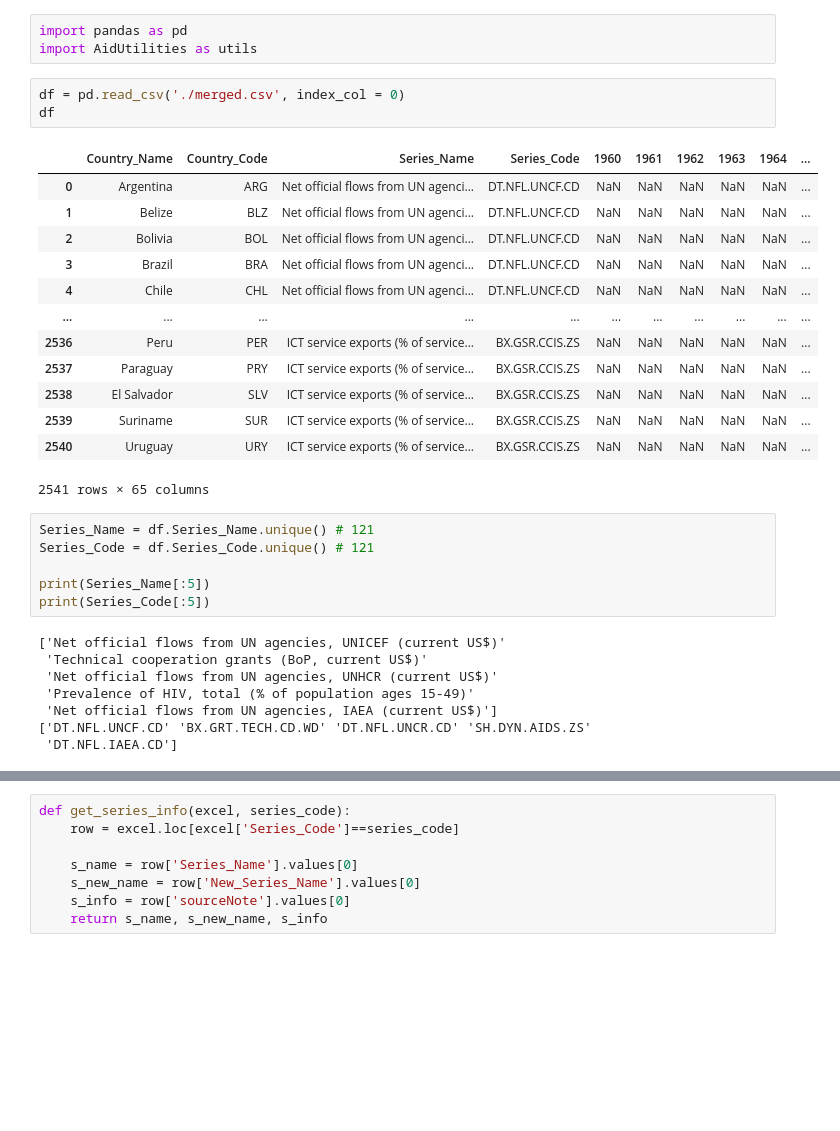
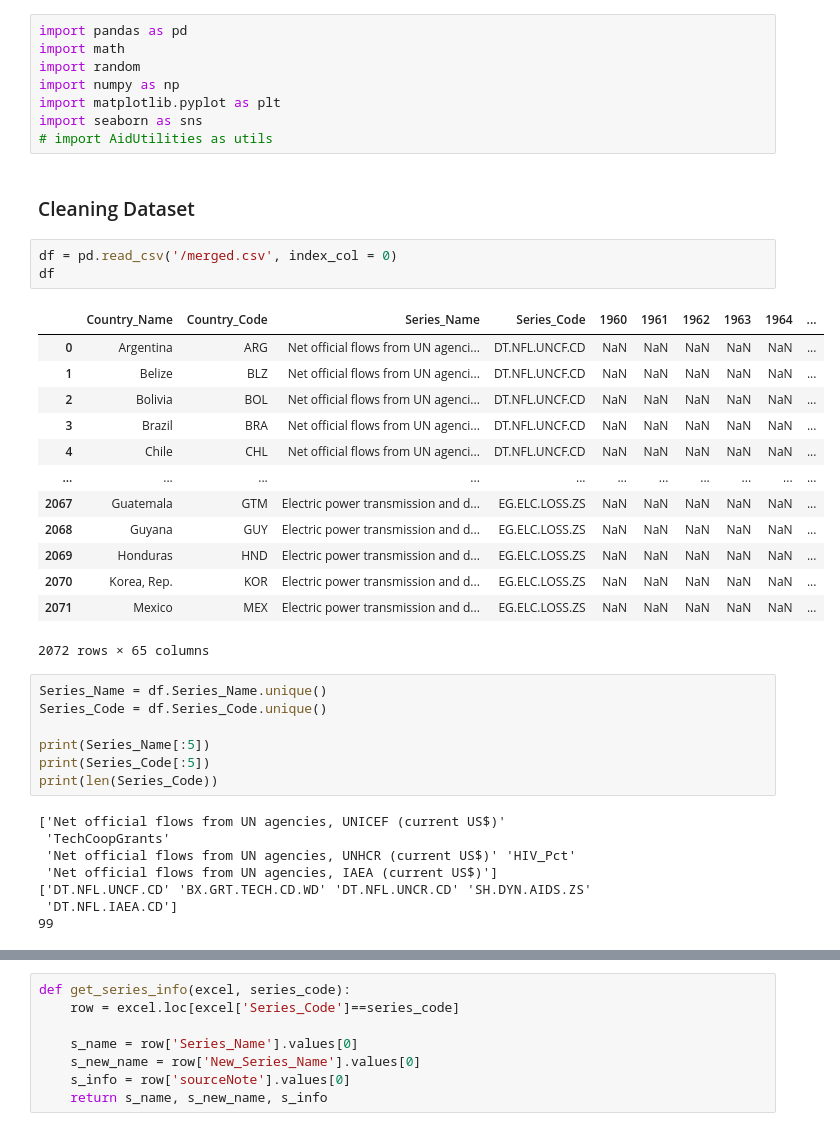
Before and after one commit to DSKUS-Foreign-Aid/Foreign_Aid, a Jupyter notebook: EDA.ipynb, the cells around one changed output, grey strips where cells are left out. Cells and saved outputs as stored; diff of their text form; blank space fills up the shorter version.

```diff
--- a/EDA.ipynb
+++ b/EDA.ipynb
@@ -5,34 +12,42 @@
 # %%
 import pandas as pd
-import AidUtilities as utils
+import math
+import random
+import numpy as np
+import matplotlib.pyplot as plt
+import seaborn as sns
+# import AidUtilities as utils
+# %% [markdown]
+### Cleaning Dataset
 # %%
-df = pd.read_csv('./merged.csv', index_col = 0)
+df = pd.read_csv('/merged.csv', index_col = 0)
 df
 # %% [output]
 |  | Country_Name | Country_Code | Series_Name | Series_Code | 1960 | 1961 | 1962 | 1963 | 1964 | ... |
 | 0 | Argentina | ARG | Net official flows from UN agenci... | DT.NFL.UNCF.CD | NaN | NaN | NaN | NaN | NaN | ... |
 | 1 | Belize | BLZ | Net official flows from UN agenci... | DT.NFL.UNCF.CD | NaN | NaN | NaN | NaN | NaN | ... |
 | 2 | Bolivia | BOL | Net official flows from UN agenci... | DT.NFL.UNCF.CD | NaN | NaN | NaN | NaN | NaN | ... |
 | 3 | Brazil | BRA | Net official flows from UN agenci... | DT.NFL.UNCF.CD | NaN | NaN | NaN | NaN | NaN | ... |
 | 4 | Chile | CHL | Net official flows from UN agenci... | DT.NFL.UNCF.CD | NaN | NaN | NaN | NaN | NaN | ... |
 | ... | ... | ... | ... | ... | ... | ... | ... | ... | ... | ... |
-| 2536 | Peru | PER | ICT service exports (% of service... | BX.GSR.CCIS.ZS | NaN | NaN | NaN | NaN | NaN | ... |
-| 2537 | Paraguay | PRY | ICT service exports (% of service... | BX.GSR.CCIS.ZS | NaN | NaN | NaN | NaN | NaN | ... |
-| 2538 | El Salvador | SLV | ICT service exports (% of service... | BX.GSR.CCIS.ZS | NaN | NaN | NaN | NaN | NaN | ... |
-| 2539 | Suriname | SUR | ICT service exports (% of service... | BX.GSR.CCIS.ZS | NaN | NaN | NaN | NaN | NaN | ... |
-| 2540 | Uruguay | URY | ICT service exports (% of service... | BX.GSR.CCIS.ZS | NaN | NaN | NaN | NaN | NaN | ... |
+| 2067 | Guatemala | GTM | Electric power transmission and d... | EG.ELC.LOSS.ZS | NaN | NaN | NaN | NaN | NaN | ... |
+| 2068 | Guyana | GUY | Electric power transmission and d... | EG.ELC.LOSS.ZS | NaN | NaN | NaN | NaN | NaN | ... |
+| 2069 | Honduras | HND | Electric power transmission and d... | EG.ELC.LOSS.ZS | NaN | NaN | NaN | NaN | NaN | ... |
+| 2070 | Korea, Rep. | KOR | Electric power transmission and d... | EG.ELC.LOSS.ZS | NaN | NaN | NaN | NaN | NaN | ... |
+| 2071 | Mexico | MEX | Electric power transmission and d... | EG.ELC.LOSS.ZS | NaN | NaN | NaN | NaN | NaN | ... |
-2541 rows × 65 columns
+2072 rows × 65 columns
 # %%
-Series_Name = df.Series_Name.unique() # 121
-Series_Code = df.Series_Code.unique() # 121
+Series_Name = df.Series_Name.unique()
+Series_Code = df.Series_Code.unique()
 
 print(Series_Name[:5])
 print(Series_Code[:5])
+print(len(Series_Code))
 # %% [output]
 ['Net official flows from UN agencies, UNICEF (current US$)'
- 'Technical cooperation grants (BoP, current US$)'
- 'Net official flows from UN agencies, UNHCR (current US$)'
- 'Prevalence of HIV, total (% of population ages 15-49)'
+ 'TechCoopGrants'
+ 'Net official flows from UN agencies, UNHCR (current US$)' 'HIV_Pct'
  'Net official flows from UN agencies, IAEA (current US$)']
 ['DT.NFL.UNCF.CD' 'BX.GRT.TECH.CD.WD' 'DT.NFL.UNCR.CD' 'SH.DYN.AIDS.ZS'
  'DT.NFL.IAEA.CD']
+99
```
Also changed, not shown: parts of 32 cells of this notebook.
